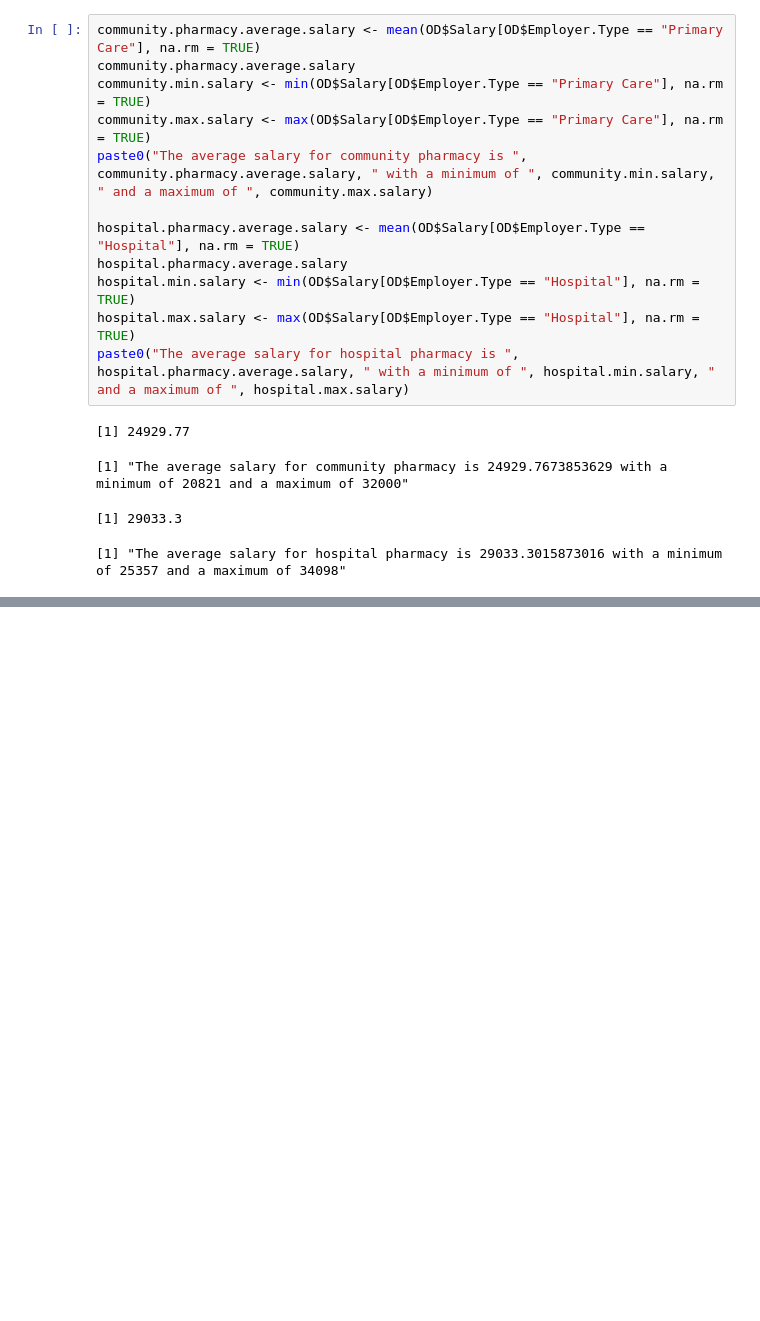
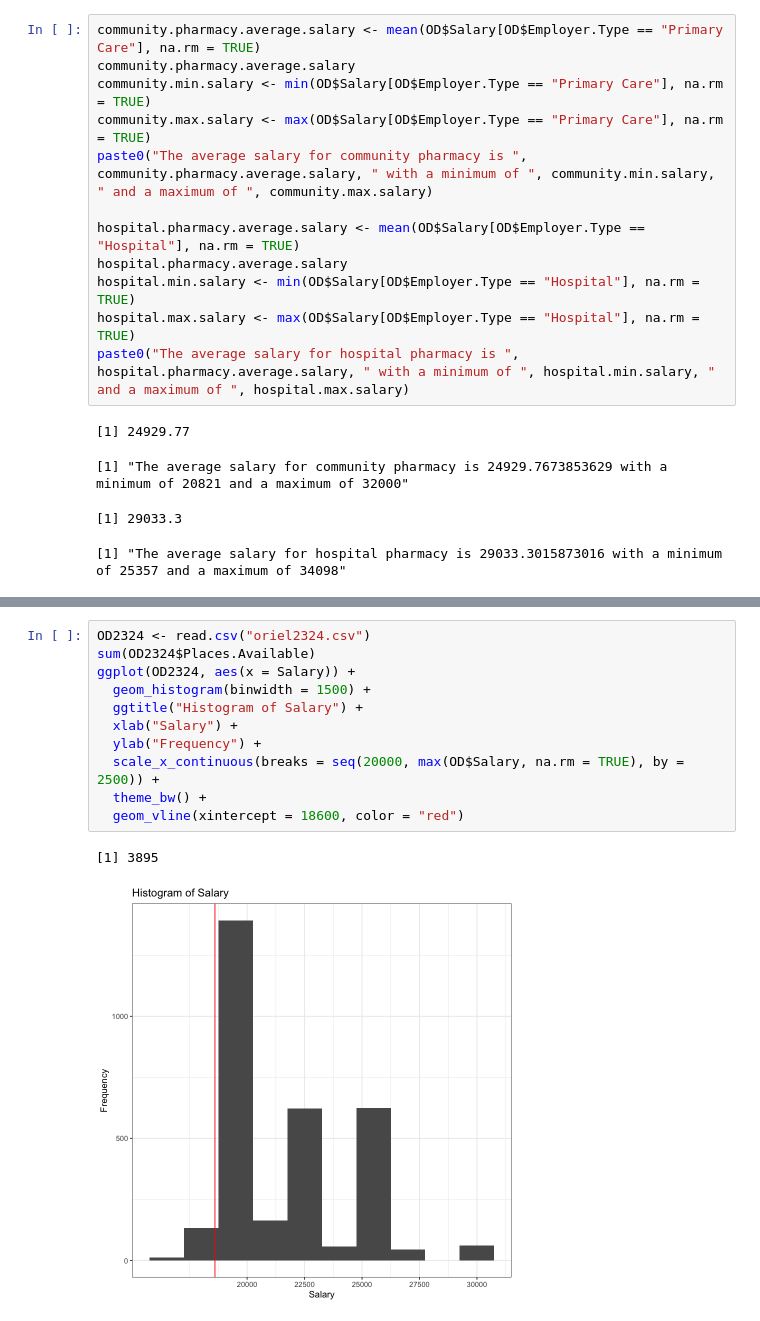
Before and after one commit to kwjo/TP-pay, a Jupyter notebook: oriel2526.ipynb, the cells around one changed output, grey strips where cells are left out. Cells and saved outputs as stored; diff of their text form; blank space fills up the shorter version.

Commit message:
2023-24 oriel data upload

```diff
--- a/oriel2526.ipynb
+++ b/oriel2526.ipynb
@@ -216,3 +235,17 @@ result
 A data.frame: 0 × 18
 | Training.type | Employer.Type | Region | Sector | Programme.Title | Visa | Salary | Places.Available | ... |
 | <chr> | <chr> | <chr> | <chr> | <chr> | <fct> | <dbl> | <int> | ... |
+# %%
+OD2324 <- read.csv("oriel2324.csv")
+sum(OD2324$Places.Available)
+ggplot(OD2324, aes(x = Salary)) +
+  geom_histogram(binwidth = 1500) +
+  ggtitle("Histogram of Salary") +
+  xlab("Salary") +
+  ylab("Frequency") +
+  scale_x_continuous(breaks = seq(20000, max(OD$Salary, na.rm = TRUE), by = 2500)) +
+  theme_bw() +
+  geom_vline(xintercept = 18600, color = "red")
+# %% [output]
+[1] 3895
+[figure, added]
```
Also changed, not shown: parts of 4 cells of this notebook, 1 other file.
